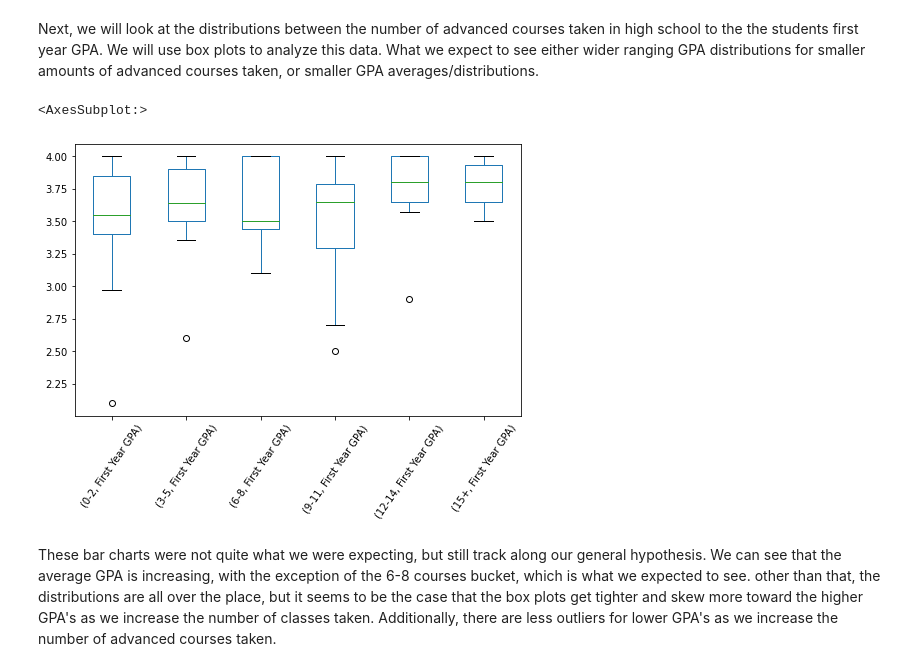
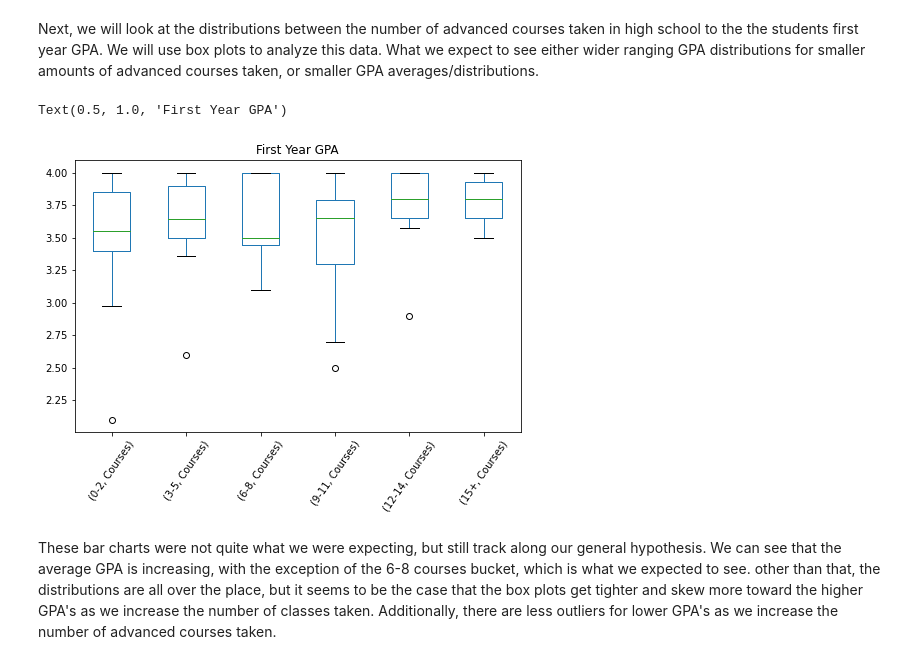
Before and after one commit to TheHenn17/CS105_Miniproject, a Jupyter notebook: project.ipynb, the cells around one changed output. Saved outputs shown, nothing was run; the diff lists cells and outputs as text; code cells hidden in the pictures.

```diff
--- a/project.ipynb
+++ b/project.ipynb
@@ -69,16 +70,17 @@ Next, we will look at the distributions between the number of advanced courses t
 # %%
 fyGPA_courses = data.iloc[:,[5,7,8]].dropna().replace("None", "0")
 
 df = pd.DataFrame()
 df["SumCourses"] = fyGPA_courses.iloc[:,1:3].astype(int).sum(axis=1)
 df["SumCourses"] = pd.cut(df["SumCourses"],bins=[0,3,6,9,12,15,30],labels=["0-2","3-5","6-8","9-11","12-14","15+"],right=False)
 
-df["First Year GPA"] = fyGPA_courses.iloc[:,0].astype(float)
-
+# THIS COLUMN IS FIRST YEAR GPA, named differently for visuals
+df["Courses"] = fyGPA_courses.iloc[:,0].astype(float)
 df.groupby("SumCourses").boxplot(subplots=False,rot=55,figsize=(8,5),grid=False)
+plt.title("First Year GPA")
 # %% [output]
-<AxesSubplot:>
+Text(0.5, 1.0, 'First Year GPA')
-[figure, old version]
+[figure, new version]
 # %% [markdown]
 These bar charts were not quite what we were expecting, but still track along our general hypothesis. We can see that the average GPA is increasing, with the exception of the 6-8 courses bucket, which is what we expected to see. other than that, the distributions are all over the place, but it seems to be the case that the box plots get tighter and skew more toward the higher GPA's as we increase the number of classes taken. Additionally, there are less outliers for lower GPA's as we increase the number of advanced courses taken.
 # %% [markdown]
```
Also changed, not shown: parts of 2 cells of this notebook.
